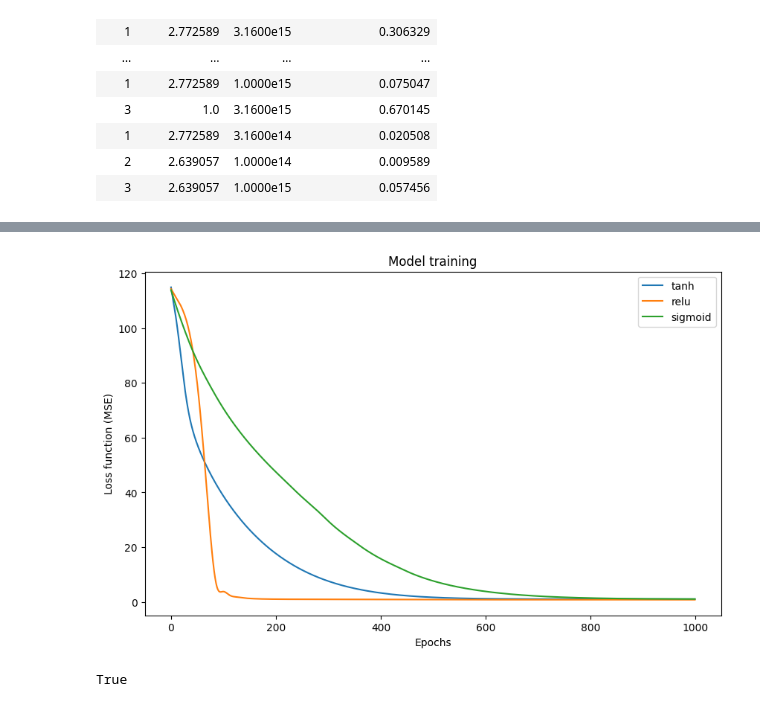
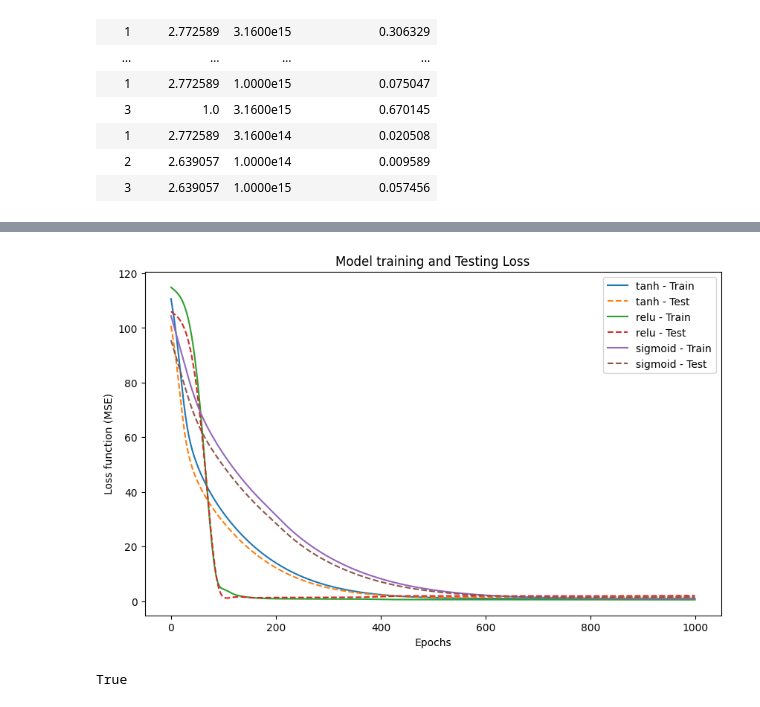
Before and after one commit to lucas-orfei/mestrado, a Jupyter notebook: NN_regression_3det.ipynb, the cells around one changed output, grey strips where cells are left out. Saved outputs shown, nothing was run; the diff lists cells and outputs as text; code cells hidden in the pictures.

Commit message:
Teste do modelo
Implementação do teste para o sistema de três tanques.

```diff
--- a/NN_regression_3det.ipynb
+++ b/NN_regression_3det.ipynb
@@ -134,6 +134,19 @@ class NeuralNetwork(nn.Module):
         x = self.activation(self.hidden3(x))
         x = self.output(x)
         return x
+# %%
+from sklearn.model_selection import train_test_split
+
+# Separar os dados em treino e teste
+x_train, x_test, y_train, y_test = train_test_split(
+    x, y, test_size=0.2, random_state=42
+)
+
+# Convertendo para tensores
+x_train_tensor = torch.tensor(x_train, dtype=torch.float32)
+y_train_tensor = torch.tensor(y_train, dtype=torch.float32)
+x_test_tensor = torch.tensor(x_test, dtype=torch.float32)
+y_test_tensor = torch.tensor(y_test, dtype=torch.float32)
 # %%
 # Treinamento do modelo
 
@@ -158,9 +171,10 @@ def train_model(activation_function):
     optimizer = optim.Adam(model.parameters(), lr = 0.001)
 
     loss_list = []
+    test_loss_list = []
 
-    x_train_tensor = torch.tensor(x, dtype= torch.float32)
-    y_train_tensor = torch.tensor(y, dtype= torch.float32)
+    #x_train_tensor = torch.tensor(x, dtype= torch.float32)
+    #y_train_tensor = torch.tensor(y, dtype= torch.float32)
 
     epochs = 1000
 
@@ -179,28 +193,38 @@ def train_model(activation_function):
         # Atualiza os parâmetros
         optimizer.step()
 
+        # Avaliar no conjunto de teste
+        model.eval()
+        with torch.no_grad():
+            test_outputs = model(x_test_tensor)
+            test_loss = criterion(test_outputs, y_test_tensor)
+            test_loss_list.append(test_loss.item())
+
         if (epoch+1) % 100 == 0:
-            print(f'Epoch [{epoch+1}/{epochs}], Loss: {loss.item():.4f}')
+            print(f'Epoch [{epoch+1}/{epochs}], Loss: {loss.item():.4f}, Test Loss: {test_loss.item():.4f}')
 
-    return model, loss_list
+    return model, loss_list, test_loss_list
 # %%
 activation_functions = ['tanh', 'relu', 'sigmoid']
 models = {}
-losses = {}
+train_losses = {}
+test_losses = {}
 
 for activation in activation_functions:
     #print(f'Treinando com função de ativação: {activation}')
-    model, loss = train_model(activation)
-    losses[activation] = loss
+    model, train_loss, test_loss = train_model(activation)
+    train_losses[activation] = train_loss
+    test_losses[activation] = test_loss
     models[activation] = model
 
 import matplotlib.pyplot as plt
 # Plotar os resultados
 plt.figure(figsize=(10, 6))
 for activation in activation_functions:
-    plt.plot(losses[activation], label=activation)
+    plt.plot(train_losses[activation], label=f'{activation} - Train')
+    plt.plot(test_losses[activation], label=f'{activation} - Test', linestyle = 'dashed')
 
-plt.title('Model training')
+plt.title('Model training and Testing Loss')
 plt.xlabel('Epochs')
 plt.ylabel('Loss function (MSE)')
 plt.legend()
@@ -226,4 +250,4 @@ Epoch [1000/1000], Loss: 1.0455
-[figure, old version]
+[figure, new version]
 # %%
 torch.cuda.is_available()
 # %% [output]
```
Also changed, not shown: parts of 2 cells of this notebook.
